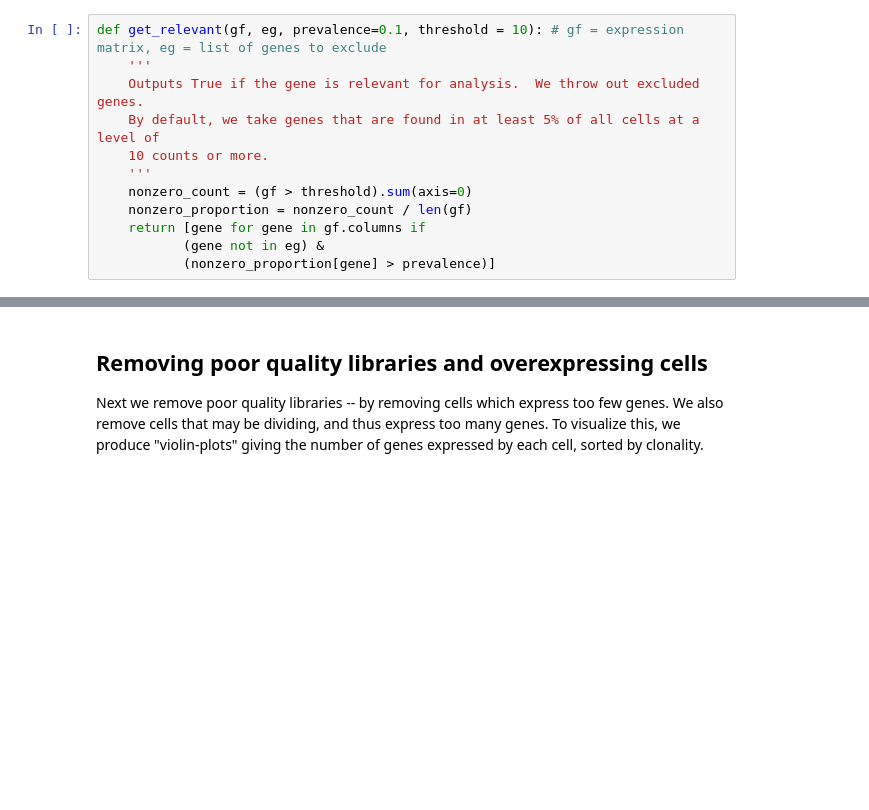
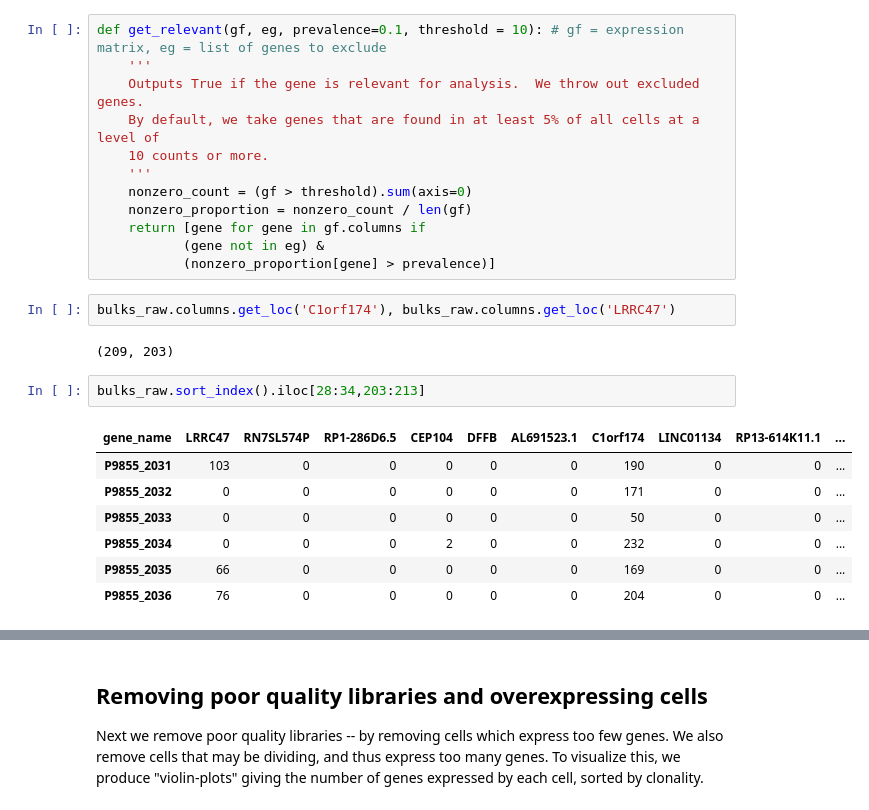
Before and after one commit to PrincessDianasaur/kimmer, a Jupyter notebook: mrn/p9855_mrn.ipynb, the cells around one changed output, grey strips where cells are left out. Drawn from its saved outputs; the diff is of its cells as text; blank space fills up the shorter version.

```diff
--- a/mrn/p9855_mrn.ipynb
+++ b/mrn/p9855_mrn.ipynb
@@ -151,6 +177,20 @@ def get_relevant(gf, eg, prevalence=0.1, threshold = 10): # gf = expression matr
     return [gene for gene in gf.columns if
            (gene not in eg) &
            (nonzero_proportion[gene] > prevalence)]
+# %%
+bulks_raw.columns.get_loc('C1orf174'), bulks_raw.columns.get_loc('LRRC47')
+# %% [output]
+(209, 203)
+# %%
+bulks_raw.sort_index().iloc[28:34,203:213]
+# %% [output]
+| gene_name | LRRC47 | RN7SL574P | RP1-286D6.5 | CEP104 | DFFB | AL691523.1 | C1orf174 | LINC01134 | RP13-614K11.1 | ... |
+| P9855_2031 | 103 | 0 | 0 | 0 | 0 | 0 | 190 | 0 | 0 | ... |
+| P9855_2032 | 0 | 0 | 0 | 0 | 0 | 0 | 171 | 0 | 0 | ... |
+| P9855_2033 | 0 | 0 | 0 | 0 | 0 | 0 | 50 | 0 | 0 | ... |
+| P9855_2034 | 0 | 0 | 0 | 2 | 0 | 0 | 232 | 0 | 0 | ... |
+| P9855_2035 | 66 | 0 | 0 | 0 | 0 | 0 | 169 | 0 | 0 | ... |
+| P9855_2036 | 76 | 0 | 0 | 0 | 0 | 0 | 204 | 0 | 0 | ... |
 # %%
 
 genes_relevant = get_relevant(bulks_raw, exclude_genes)
```
Also changed, not shown: parts of 5 cells of this notebook, 1 other file.
